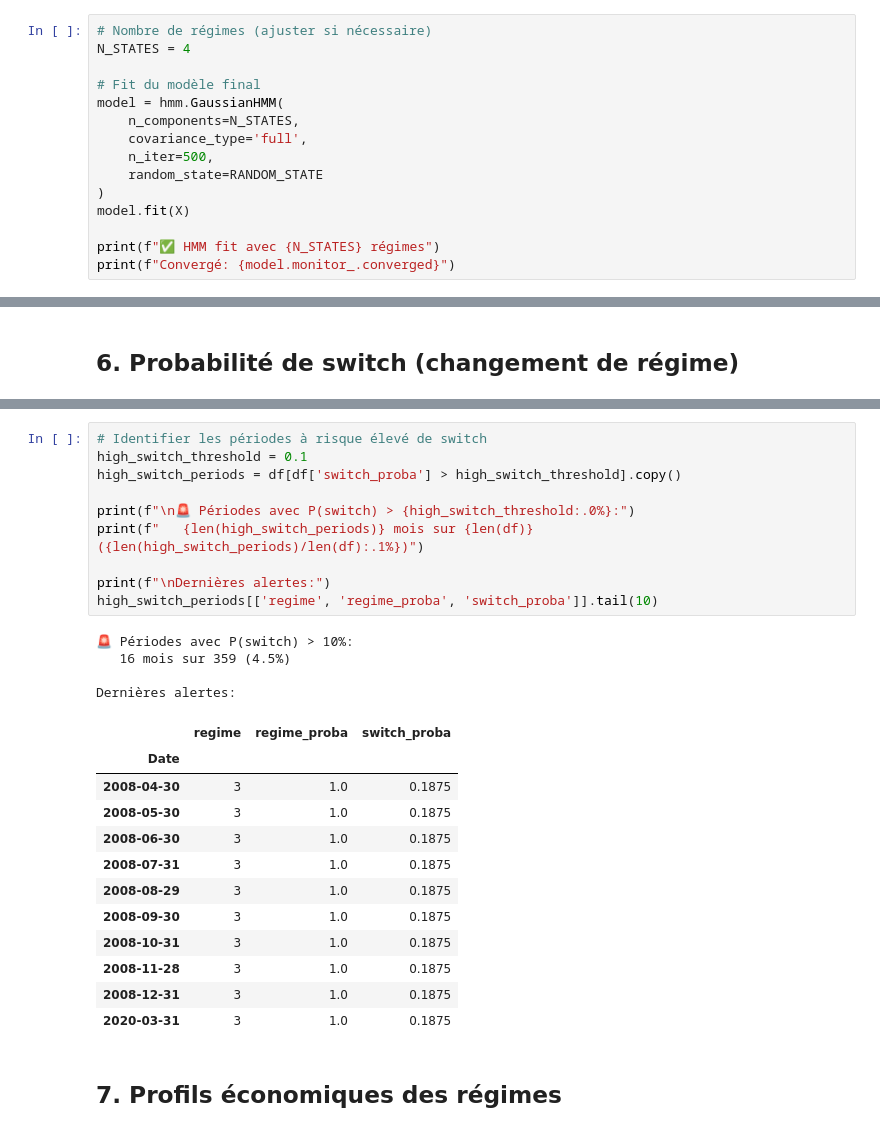
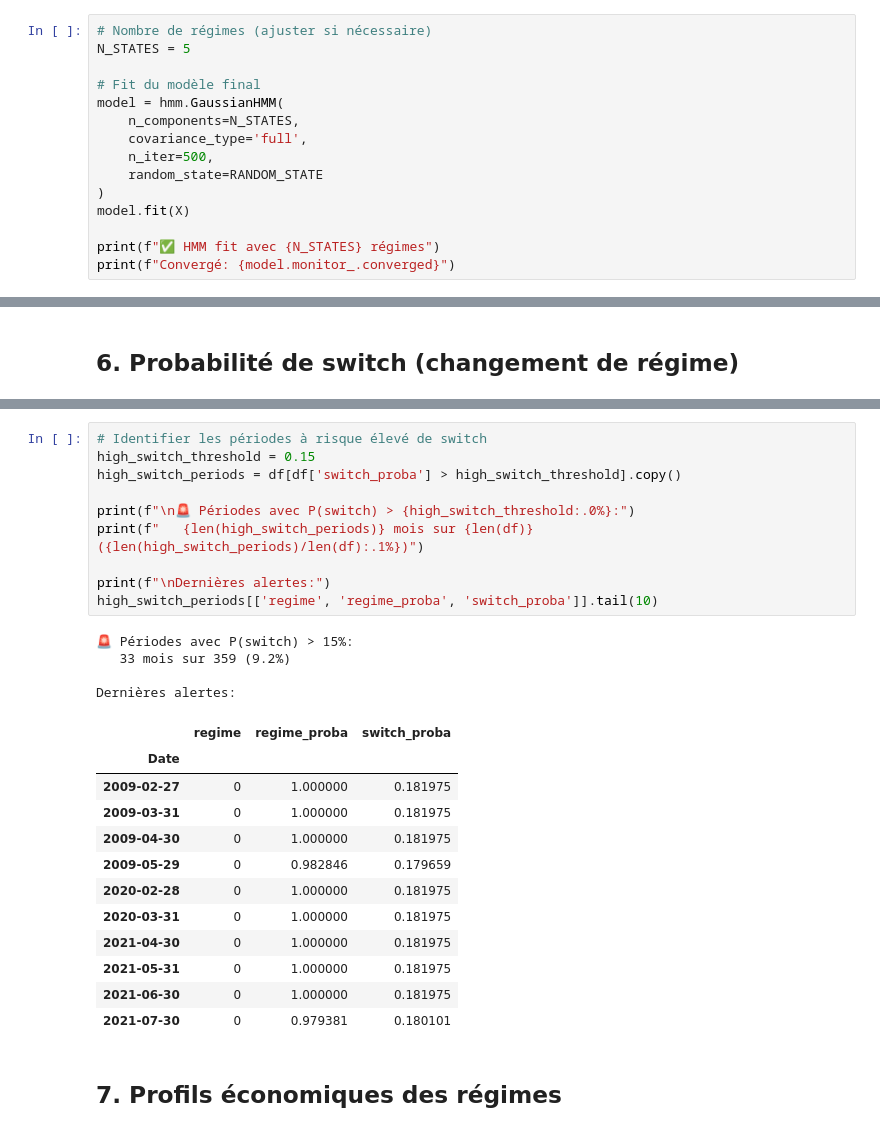
Before and after one commit to etiennechatreaux/macro-dynamics, a Jupyter notebook: notebooks/3_hmm_regime_dynamics.ipynb, the cells around one changed output, grey strips where cells are left out. Saved outputs shown, nothing was run; the diff lists cells and outputs as text.

```diff
--- a/notebooks/3_hmm_regime_dynamics.ipynb
+++ b/notebooks/3_hmm_regime_dynamics.ipynb
@@ -133,7 +133,7 @@ print(f"\n✅ K optimal (BIC): {k_optimal}")
 ## 3. Fit du modèle HMM final
 # %%
 # Nombre de régimes (ajuster si nécessaire)
-N_STATES = 4
+N_STATES = 5
 
 # Fit du modèle final
 model = hmm.GaussianHMM(
@@ -326,30 +329,30 @@ plt.show()
 # %%
 # Identifier les périodes à risque élevé de switch
-high_switch_threshold = 0.1
+high_switch_threshold = 0.15
 high_switch_periods = df[df['switch_proba'] > high_switch_threshold].copy()
 
 print(f"\n🚨 Périodes avec P(switch) > {high_switch_threshold:.0%}:")
 print(f"   {len(high_switch_periods)} mois sur {len(df)} ({len(high_switch_periods)/len(df):.1%})")
 
 print(f"\nDernières alertes:")
 high_switch_periods[['regime', 'regime_proba', 'switch_proba']].tail(10)
 # %% [output]
-🚨 Périodes avec P(switch) > 10%:
-   16 mois sur 359 (4.5%)
+🚨 Périodes avec P(switch) > 15%:
+   33 mois sur 359 (9.2%)
 
 Dernières alertes:
 |  | regime | regime_proba | switch_proba |
 | Date |  |  |  |
-| 2008-04-30 | 3 | 1.0 | 0.1875 |
-| 2008-05-30 | 3 | 1.0 | 0.1875 |
-| 2008-06-30 | 3 | 1.0 | 0.1875 |
-| 2008-07-31 | 3 | 1.0 | 0.1875 |
-| 2008-08-29 | 3 | 1.0 | 0.1875 |
-| 2008-09-30 | 3 | 1.0 | 0.1875 |
-| 2008-10-31 | 3 | 1.0 | 0.1875 |
-| 2008-11-28 | 3 | 1.0 | 0.1875 |
-| 2008-12-31 | 3 | 1.0 | 0.1875 |
-| 2020-03-31 | 3 | 1.0 | 0.1875 |
+| 2009-02-27 | 0 | 1.000000 | 0.181975 |
+| 2009-03-31 | 0 | 1.000000 | 0.181975 |
+| 2009-04-30 | 0 | 1.000000 | 0.181975 |
+| 2009-05-29 | 0 | 0.982846 | 0.179659 |
+| 2020-02-28 | 0 | 1.000000 | 0.181975 |
+| 2020-03-31 | 0 | 1.000000 | 0.181975 |
+| 2021-04-30 | 0 | 1.000000 | 0.181975 |
+| 2021-05-31 | 0 | 1.000000 | 0.181975 |
+| 2021-06-30 | 0 | 1.000000 | 0.181975 |
+| 2021-07-30 | 0 | 0.979381 | 0.180101 |
 # %% [markdown]
 ## 7. Profils économiques des régimes
 # %%
```
Also changed, not shown: parts of 12 cells of this notebook, 2 other files.
